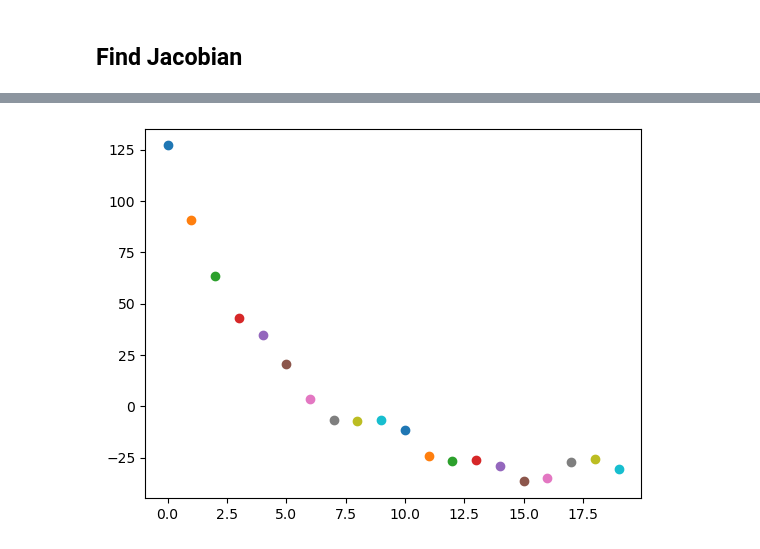
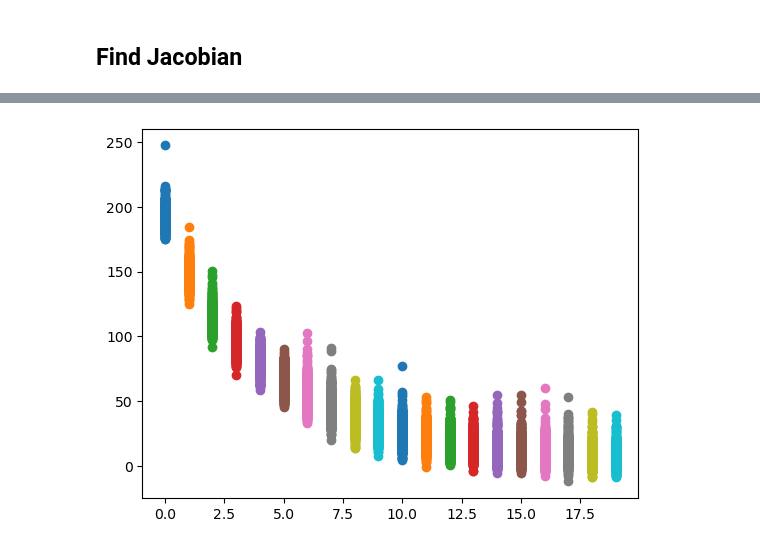
Before and after one commit to kuiper2000/Predictability_component_LE, a Jupyter notebook: PC_analysis_determinant.ipynb, the cells around one changed output, grey strips where cells are left out. Saved outputs shown, nothing was run; the diff lists cells and outputs as text; code cells hidden in the pictures.

```diff
--- a/PC_analysis_determinant.ipynb
+++ b/PC_analysis_determinant.ipynb
@@ -126,5 +126,16 @@ for year in range(20):
     for month in range(4):
         for initialization in range(8):
             for lag in range(20):
-                theta_record[year, month, initialization, lag,:,:] = np.linalg.inv(APTM_time_series[:,year, month, initialization,lag,:].T.dot( APTM_time_series[:,year, month, initialization,lag,:]).dot(APTM_time_series[:,year, month, initialization,lag,:]).T.dot(APTM_time_series[:,year, month, initialization,lag+1,:]))
+                tmp_0 = APTM_time_series[:,year, month, initialization,lag,:]-np.mean(APTM_time_series[:,year, month, initialization,lag,:],axis=0)
+                tmp_1 = APTM_time_series[:,year, month, initialization,lag+1,:]-np.mean(APTM_time_series[:,year, month, initialization,lag+1,:],axis=0)
+                lambda_reg = 1e-4  # Small value to stabilize inversion
+
+                # Compute the regularized inverse
+                identity_matrix = np.eye(tmp_0.shape[1])  # Identity matrix (10x10)
+                theta_regularized = np.linalg.inv(tmp_0.T @ tmp_0 + lambda_reg * identity_matrix) @ tmp_0.T @ tmp_1
+
+                # Store result
+                theta_record[year, month, initialization, lag, :, :] = theta_regularized
+                #theta_record[year, month, initialization, lag,:,:] = np.linalg.inv(tmp_0.T.dot(tmp_0)).dot(tmp_0).T.dot(tmp_1)
+
                 #np.linalg.det(theta)
@@ -130,0 +165,7 @@ for year in range(20):
+# %%
+year           = 2
+month          = 1
+initialization = 7
+for lag in range(20):
+    #print(np.abs(np.linalg.det(theta_record[lag,:,:])))
+    plt.scatter(lag,np.log(np.abs(np.linalg.det(theta_record[year, month, initialization, lag,:,:]))))
@@ -131,9 +174,16 @@ for year in range(20):
 # %%
 year           = 0
 month          = 1
 initialization = 2
-for lag in range(20):
-    #print(np.abs(np.linalg.det(theta_record[lag,:,:])))
-    plt.scatter(lag,np.log(np.abs(np.linalg.det(theta_record[year, month, initialization, lag,:,:]))))
+A_record       = np.zeros((20,4,8,47)) # the growth rate of error
+
+plt.figure()
+for year in range(20):
+    for month in range(4):
+        for initialization in range(8):
+            for lag in range(20):
+                A_record[year, month, initialization, lag] = np.log(np.abs(np.linalg.det(theta_record[year, month, initialization, lag,:,:])))
+                #print(np.abs(np.linalg.det(theta_record[lag,:,:])))
+                plt.scatter(lag,np.log(np.abs(np.linalg.det(theta_record[year, month, initialization, lag,:,:]))))
 # %% [output]
-[figure, old version]
+[figure, new version]
```
Also changed, not shown: parts of 17 cells of this notebook, 1 other file.
